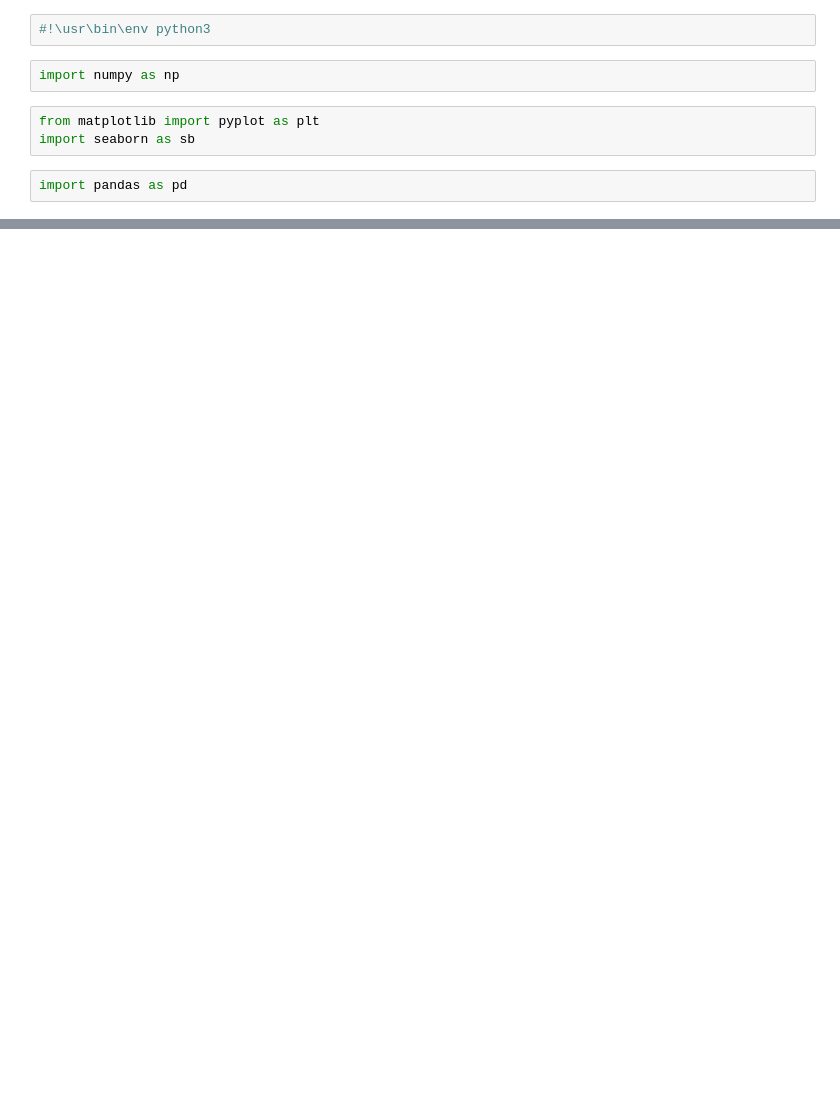
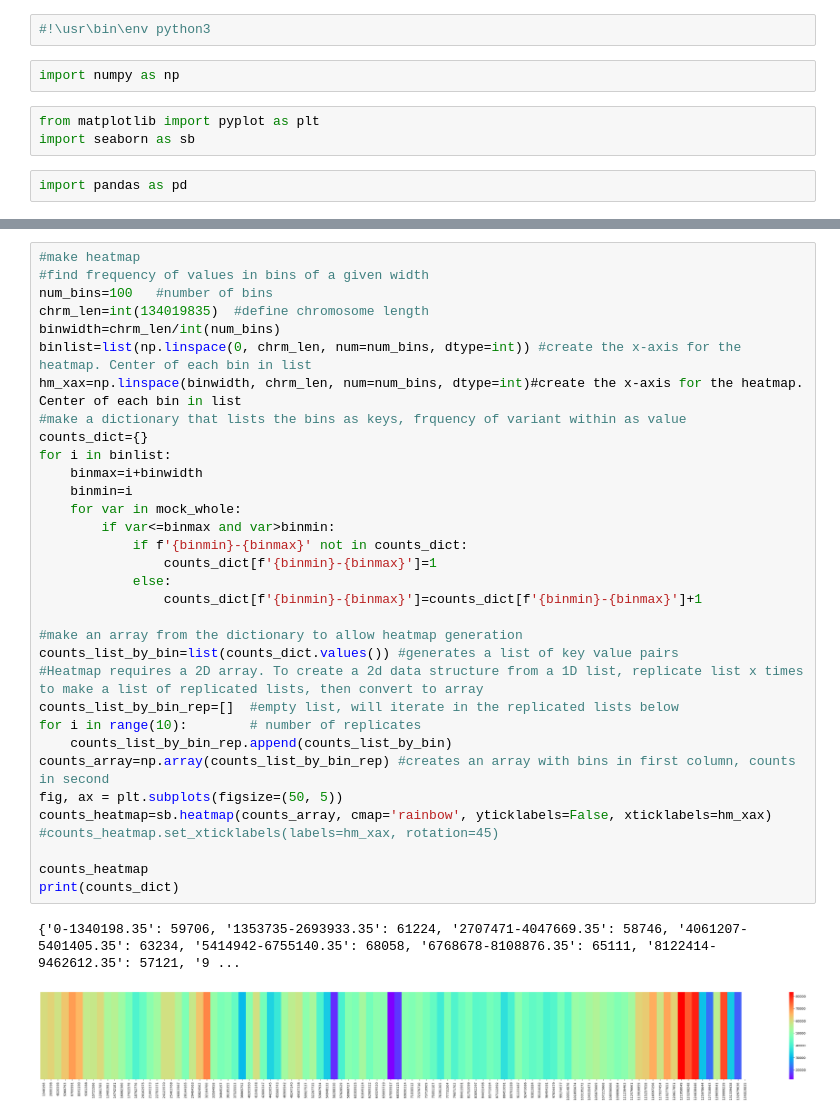
Before and after one commit to rikellermeyer/VCFruit, a Jupyter notebook: VCFruit_chromosome_mapper.ipynb, the cells around one changed output, grey strips where cells are left out. Cells and saved outputs as stored; diff of their text form; blank space fills up the shorter version.

```diff
--- a/VCFruit_chromosome_mapper.ipynb
+++ b/VCFruit_chromosome_mapper.ipynb
@@ -42 +45,37 @@ print(mock_whole_dict)
+# %%
+#make heatmap
+#find frequency of values in bins of a given width
+num_bins=100   #number of bins
+chrm_len=int(134019835)  #define chromosome length
+binwidth=chrm_len/int(num_bins)
+binlist=list(np.linspace(0, chrm_len, num=num_bins, dtype=int)) #create the x-axis for the heatmap. Center of each bin in list
+hm_xax=np.linspace(binwidth, chrm_len, num=num_bins, dtype=int)#create the x-axis for the heatmap. Center of each bin in list
+#make a dictionary that lists the bins as keys, frquency of variant within as value
+counts_dict={}
+for i in binlist:
+    binmax=i+binwidth
+    binmin=i
+    for var in mock_whole:
+        if var<=binmax and var>binmin:
+            if f'{binmin}-{binmax}' not in counts_dict:
+                counts_dict[f'{binmin}-{binmax}']=1
+            else:
+                counts_dict[f'{binmin}-{binmax}']=counts_dict[f'{binmin}-{binmax}']+1
+
+#make an array from the dictionary to allow heatmap generation
+counts_list_by_bin=list(counts_dict.values()) #generates a list of key value pairs
+#Heatmap requires a 2D array. To create a 2d data structure from a 1D list, replicate list x times to make a list of replicated lists, then convert to array
+counts_list_by_bin_rep=[]  #empty list, will iterate in the replicated lists below
+for i in range(10):        # number of replicates
+    counts_list_by_bin_rep.append(counts_list_by_bin)
+counts_array=np.array(counts_list_by_bin_rep) #creates an array with bins in first column, counts in second
+fig, ax = plt.subplots(figsize=(50, 5))
+counts_heatmap=sb.heatmap(counts_array, cmap='rainbow', yticklabels=False, xticklabels=hm_xax)
+#counts_heatmap.set_xticklabels(labels=hm_xax, rotation=45)
+
+counts_heatmap
+print(counts_dict)
+# %% [output]
+{'0-1340198.35': 59706, '1353735-2693933.35': 61224, '2707471-4047669.35': 58746, '4061207-5401405.35': 63234, '5414942-6755140.35': 68058, '6768678-8108876.35': 65111, '8122414-9462612.35': 57121, '9 ...
+[figure, added]
 # %%
```
Also changed, not shown: parts of 8 cells of this notebook.
